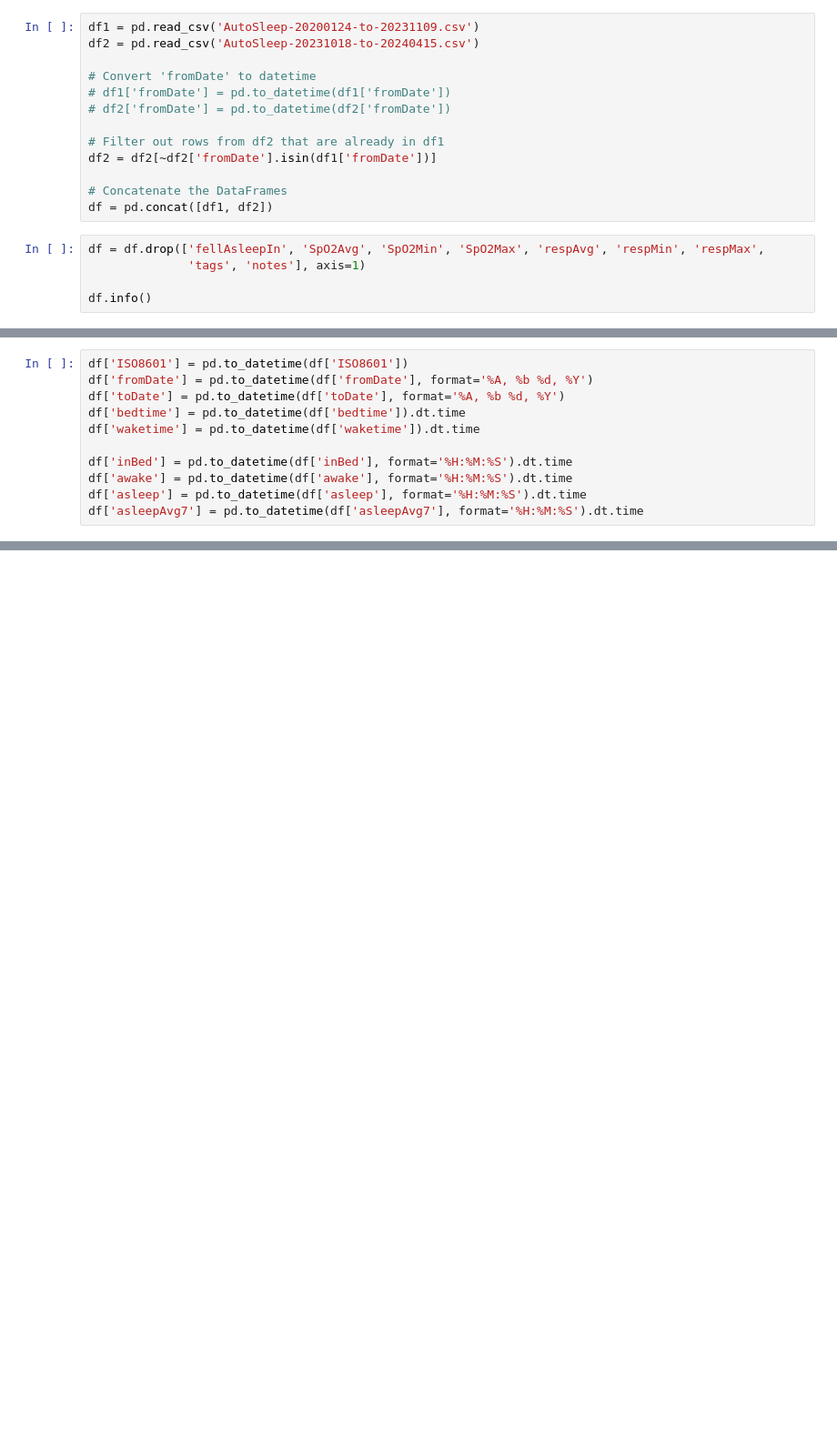
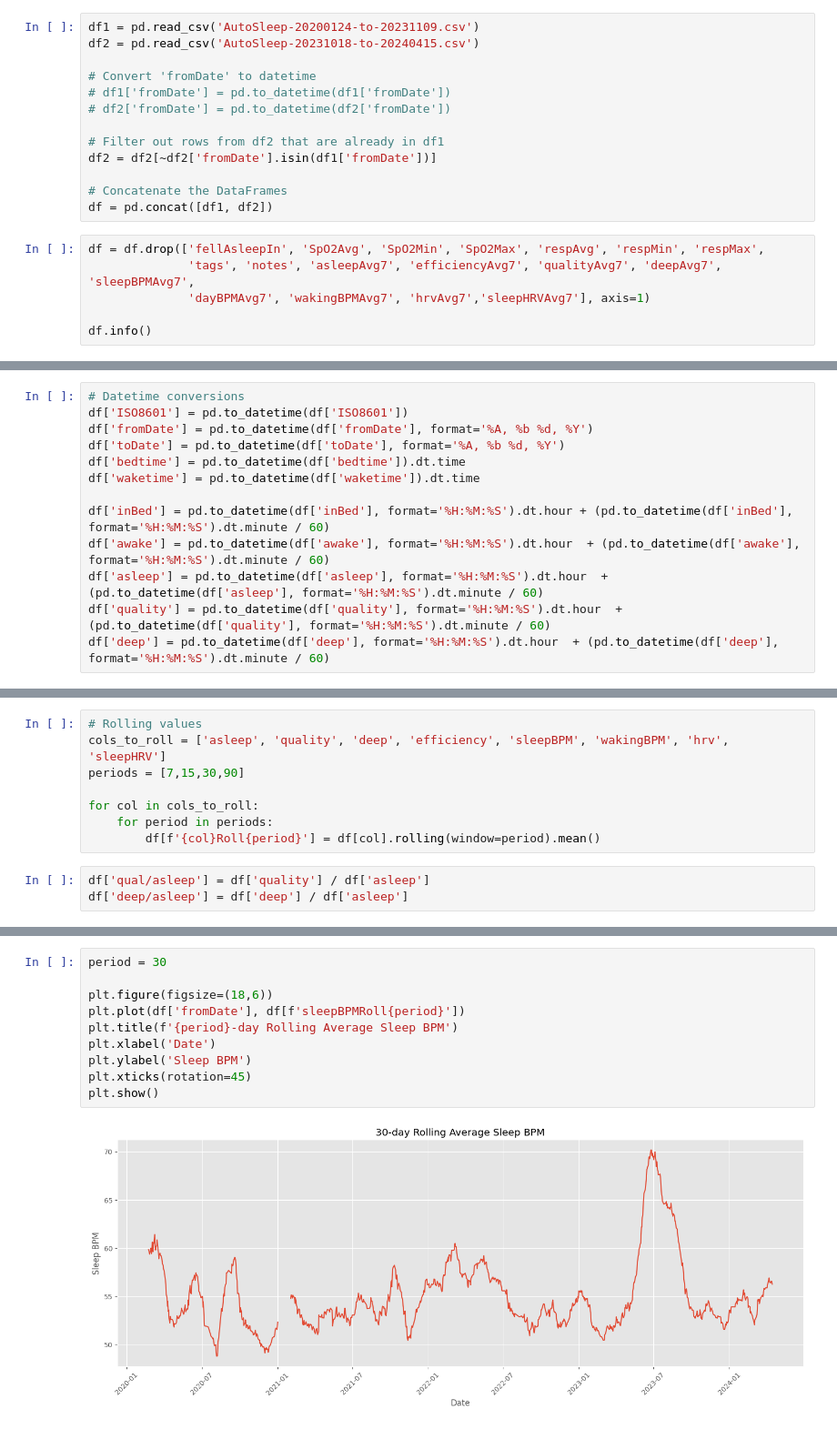
Before and after one commit to palmerac/sleep, a Jupyter notebook: sleep.ipynb, the cells around one changed output, grey strips where cells are left out. Shown: that part at 91% size. Drawn from its saved outputs; the diff is of its cells as text; blank space fills up the shorter version.

```diff
--- a/sleep.ipynb
+++ b/sleep.ipynb
@@ -16,7 +20,8 @@ df2 = df2[~df2['fromDate'].isin(df1['fromDate'])]
 df = pd.concat([df1, df2])
 # %%
 df = df.drop(['fellAsleepIn', 'SpO2Avg', 'SpO2Min', 'SpO2Max', 'respAvg', 'respMin', 'respMax',
-              'tags', 'notes'], axis=1)
+              'tags', 'notes', 'asleepAvg7', 'efficiencyAvg7', 'qualityAvg7', 'deepAvg7', 'sleepBPMAvg7',
+              'dayBPMAvg7', 'wakingBPMAvg7', 'hrvAvg7','sleepHRVAvg7'], axis=1)
 
 df.info()
 # %% [output]
@@ -40,11 +45,13 @@ memory usage: 273.4+ KB
 # %%
+# Datetime conversions
 df['ISO8601'] = pd.to_datetime(df['ISO8601'])
 df['fromDate'] = pd.to_datetime(df['fromDate'], format='%A, %b %d, %Y')
 df['toDate'] = pd.to_datetime(df['toDate'], format='%A, %b %d, %Y')
 df['bedtime'] = pd.to_datetime(df['bedtime']).dt.time
 df['waketime'] = pd.to_datetime(df['waketime']).dt.time
 
-df['inBed'] = pd.to_datetime(df['inBed'], format='%H:%M:%S').dt.time
-df['awake'] = pd.to_datetime(df['awake'], format='%H:%M:%S').dt.time
-df['asleep'] = pd.to_datetime(df['asleep'], format='%H:%M:%S').dt.time
-df['asleepAvg7'] = pd.to_datetime(df['asleepAvg7'], format='%H:%M:%S').dt.time
+df['inBed'] = pd.to_datetime(df['inBed'], format='%H:%M:%S').dt.hour + (pd.to_datetime(df['inBed'], format='%H:%M:%S').dt.minute / 60)
+df['awake'] = pd.to_datetime(df['awake'], format='%H:%M:%S').dt.hour  + (pd.to_datetime(df['awake'], format='%H:%M:%S').dt.minute / 60)
+df['asleep'] = pd.to_datetime(df['asleep'], format='%H:%M:%S').dt.hour  + (pd.to_datetime(df['asleep'], format='%H:%M:%S').dt.minute / 60)
+df['quality'] = pd.to_datetime(df['quality'], format='%H:%M:%S').dt.hour  + (pd.to_datetime(df['quality'], format='%H:%M:%S').dt.minute / 60)
+df['deep'] = pd.to_datetime(df['deep'], format='%H:%M:%S').dt.hour  + (pd.to_datetime(df['deep'], format='%H:%M:%S').dt.minute / 60)
@@ -74,0 +81,11 @@ AttributeError: 'int' object has no attribute 'hour'
+# %%
+# Rolling values
+cols_to_roll = ['asleep', 'quality', 'deep', 'efficiency', 'sleepBPM', 'wakingBPM', 'hrv', 'sleepHRV']
+periods = [7,15,30,90]
+
+for col in cols_to_roll:
+    for period in periods:
+        df[f'{col}Roll{period}'] = df[col].rolling(window=period).mean()
+# %%
+df['qual/asleep'] = df['quality'] / df['asleep']
+df['deep/asleep'] = df['deep'] / df['asleep']
@@ -100,0 +132,12 @@ SyntaxError: invalid syntax (75238944.py, line 1)
+# %%
+period = 30
+
+plt.figure(figsize=(18,6))
+plt.plot(df['fromDate'], df[f'sleepBPMRoll{period}'])
+plt.title(f'{period}-day Rolling Average Sleep BPM')
+plt.xlabel('Date')
+plt.ylabel('Sleep BPM')
+plt.xticks(rotation=45)
+plt.show()
+# %% [output]
+[figure, added]
```
Also changed, not shown: parts of 13 cells of this notebook.
